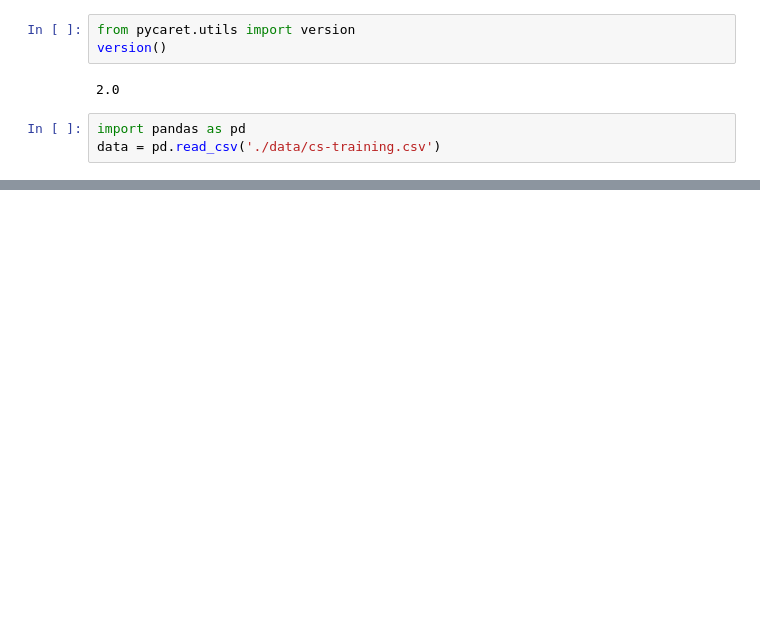
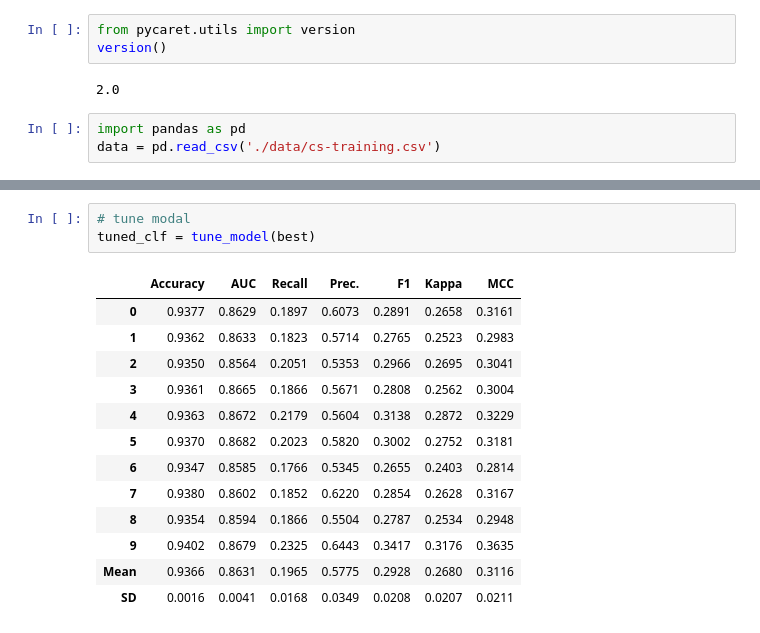
Before and after one commit to iamNCJ/Give-Me-Some-Credit, a Jupyter notebook: model/pycaret_model.ipynb, the cells around one changed output, grey strips where cells are left out. Drawn from its saved outputs; the diff is of its cells as text; blank space fills up the shorter version.

```diff
--- a/model/pycaret_model.ipynb
+++ b/model/pycaret_model.ipynb
@@ -33,0 +54,17 @@ Setup Succesfully Completed!
+# %%
+# tune modal
+tuned_clf = tune_model(best)
+# %% [output]
+|  | Accuracy | AUC | Recall | Prec. | F1 | Kappa | MCC |
+| 0 | 0.9377 | 0.8629 | 0.1897 | 0.6073 | 0.2891 | 0.2658 | 0.3161 |
+| 1 | 0.9362 | 0.8633 | 0.1823 | 0.5714 | 0.2765 | 0.2523 | 0.2983 |
+| 2 | 0.9350 | 0.8564 | 0.2051 | 0.5353 | 0.2966 | 0.2695 | 0.3041 |
+| 3 | 0.9361 | 0.8665 | 0.1866 | 0.5671 | 0.2808 | 0.2562 | 0.3004 |
+| 4 | 0.9363 | 0.8672 | 0.2179 | 0.5604 | 0.3138 | 0.2872 | 0.3229 |
+| 5 | 0.9370 | 0.8682 | 0.2023 | 0.5820 | 0.3002 | 0.2752 | 0.3181 |
+| 6 | 0.9347 | 0.8585 | 0.1766 | 0.5345 | 0.2655 | 0.2403 | 0.2814 |
+| 7 | 0.9380 | 0.8602 | 0.1852 | 0.6220 | 0.2854 | 0.2628 | 0.3167 |
+| 8 | 0.9354 | 0.8594 | 0.1866 | 0.5504 | 0.2787 | 0.2534 | 0.2948 |
+| 9 | 0.9402 | 0.8679 | 0.2325 | 0.6443 | 0.3417 | 0.3176 | 0.3635 |
+| Mean | 0.9366 | 0.8631 | 0.1965 | 0.5775 | 0.2928 | 0.2680 | 0.3116 |
+| SD | 0.0016 | 0.0041 | 0.0168 | 0.0349 | 0.0208 | 0.0207 | 0.0211 |
```
Also changed, not shown: parts of 8 cells of this notebook, 1 other file.
